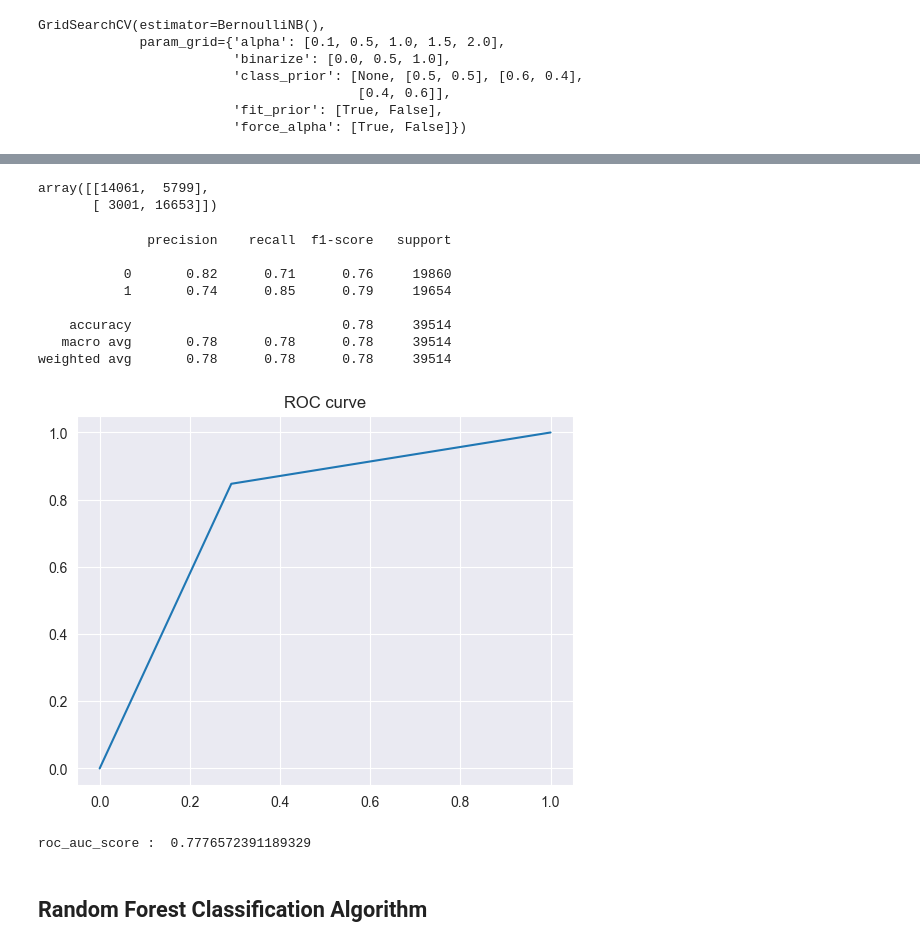
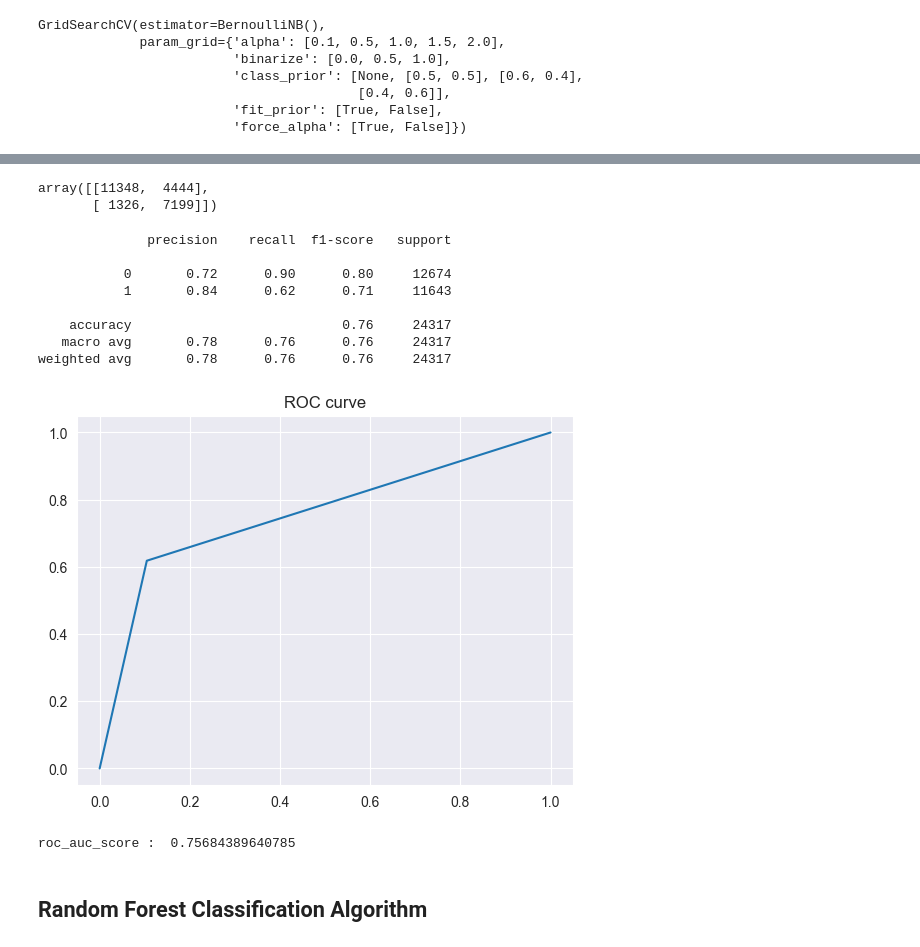
Before and after one commit to RumethSandinu/adult_income_analysis, a Jupyter notebook: adult_income_analysis.ipynb, the cells around one changed output, grey strips where cells are left out. Drawn from its saved outputs; the diff is of its cells as text; code cells hidden in the pictures.

```diff
--- a/adult_income_analysis.ipynb
+++ b/adult_income_analysis.ipynb
@@ -553,7 +579,0 @@ df['native-country'] = df['native-country'].apply(lambda x: 'Other' if x == '?'
-# %%
-# replace the values with 'Other' where frequency is less than 50
-
-filt_n_country = df['native-country'].value_counts()
-classes_to_replace = (filt_n_country[filt_n_country < 100].index)
-df.loc[df['native-country'].isin(classes_to_replace), 'native-country'] = 'Other'
-df['native-country'].value_counts()
@@ -614,0 +613,3 @@ x_test.drop_duplicates().shape[0]
+# %%
+df_test = pd.concat([x_test, y_test], axis=1)
+df_test.drop_duplicates().shape
@@ -614,0 +618,5 @@ x_test.drop_duplicates().shape[0]
+# %%
+df_test = df_test.drop_duplicates()
+y_test = df_test['income']
+x_test = df_test.drop(columns=['income'])
+x_test.shape, y_test.shape
@@ -670,6 +680,9 @@ grid_search_bernouli.best_params_
  'fit_prior': True,
  'force_alpha': True}
 # %%
-print('Training accuracy : ', grid_search_bernouli.score(x_train,y_train))
-print('Testing accuracy : ', grid_search_bernouli.score(x_test,y_test))
+pred_train = grid_search_bernouli.predict(x_train)
+pred_test = grid_search_bernouli.predict(x_test)
+
+print('Training accuracy : ', accuracy_score(pred_train, y_train))
+print('Testing accuracy : ', accuracy_score(pred_test, y_test))
 # %% [output]
@@ -697,38 +707,38 @@ Name: income, dtype: int64
 # %%
 from sklearn.metrics import confusion_matrix
 # %%
-confusion_matrix(y_test, y_pred)
+confusion_matrix(pred_test, y_test)
 # %% [output]
-array([[14061,  5799],
-       [ 3001, 16653]])
+array([[11348,  4444],
+       [ 1326,  7199]])
 # %%
 from sklearn.metrics import classification_report
 # %%
-print(classification_report(y_test, y_pred))
+print(classification_report(pred_test, y_test))
 # %% [output]
               precision    recall  f1-score   support
 
-           0       0.82      0.71      0.76     19860
-           1       0.74      0.85      0.79     19654
+           0       0.72      0.90      0.80     12674
+           1       0.84      0.62      0.71     11643
 
-    accuracy                           0.78     39514
-   macro avg       0.78      0.78      0.78     39514
-weighted avg       0.78      0.78      0.78     39514
+    accuracy                           0.76     24317
+   macro avg       0.78      0.76      0.76     24317
+weighted avg       0.78      0.76      0.76     24317
 # %%
 from sklearn.metrics import roc_curve
 # %%
-fpr, tpr, thresholds = roc_curve(y_test, y_pred)
+fpr, tpr, thresholds = roc_curve(pred_test, y_test)
 plt.plot(fpr, tpr)
 plt.title('ROC curve')
 plt.show()
 # %% [output]
-[figure, old version]
+[figure, new version]
 # %%
 from sklearn.metrics import roc_auc_score
 # %%
-print('roc_auc_score : ', roc_auc_score(y_test, y_pred))
+print('roc_auc_score : ', roc_auc_score(pred_test, y_test))
 # %% [output]
-roc_auc_score :  0.7776572391189329
+roc_auc_score :  0.75684389640785
 # %% [markdown]
 ## Random Forest Classification Algorithm
 # %%
```
Also changed, not shown: parts of 52 cells of this notebook.
